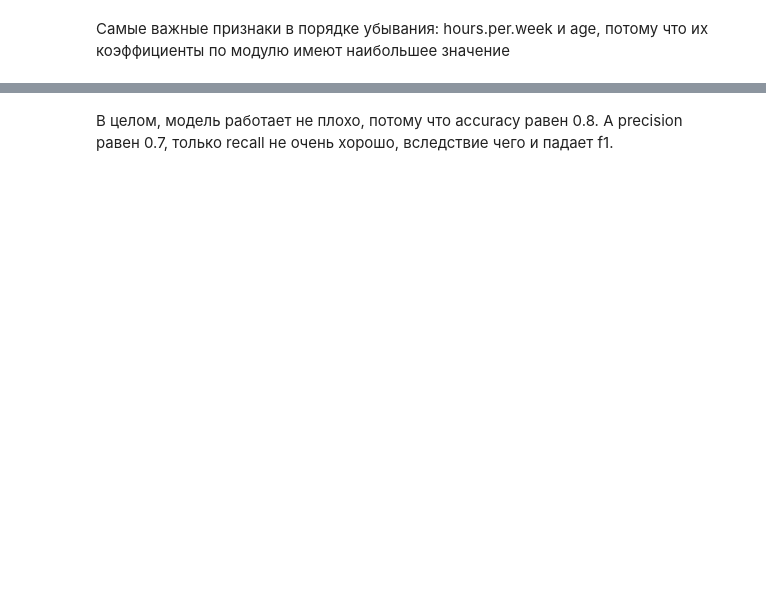
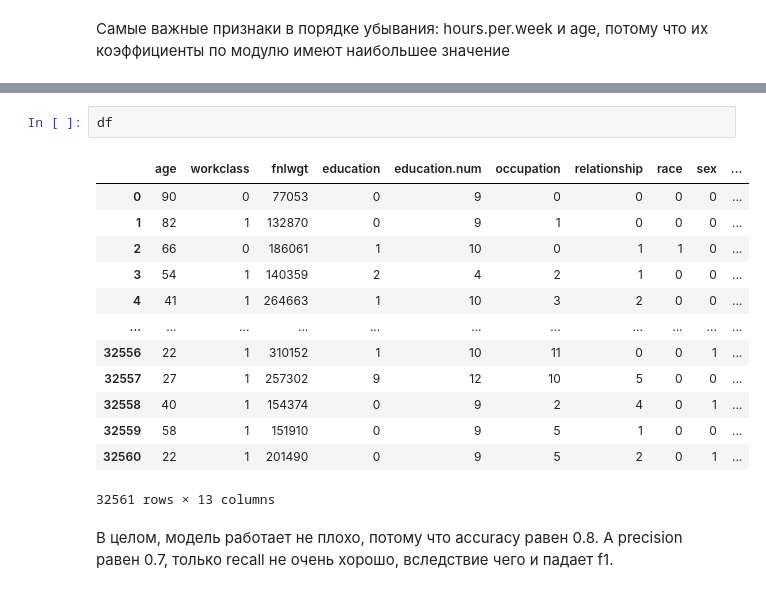
Before and after one commit to Adelaaas/Data_science_basic_22-23_1, a Jupyter notebook: Весенний семестр/home_work_2_log_reg/Домашнее_задание_по_логистической_регрессии.ipynb, the cells around one changed output, grey strips where cells are left out. Cells and saved outputs as stored; diff of their text form; blank space fills up the shorter version.

```diff
--- a/Весенний семестр/home_work_2_log_reg/Домашнее_задание_по_логистической_регрессии.ipynb
+++ b/Весенний семестр/home_work_2_log_reg/Домашнее_задание_по_логистической_регрессии.ipynb
@@ -184,2 +304,18 @@ f1 0.39517625231910947
+# %%
+df
+# %% [output]
+|  | age | workclass | fnlwgt | education | education.num | occupation | relationship | race | sex | ... |
+| 0 | 90 | 0 | 77053 | 0 | 9 | 0 | 0 | 0 | 0 | ... |
+| 1 | 82 | 1 | 132870 | 0 | 9 | 1 | 0 | 0 | 0 | ... |
+| 2 | 66 | 0 | 186061 | 1 | 10 | 0 | 1 | 1 | 0 | ... |
+| 3 | 54 | 1 | 140359 | 2 | 4 | 2 | 1 | 0 | 0 | ... |
+| 4 | 41 | 1 | 264663 | 1 | 10 | 3 | 2 | 0 | 0 | ... |
+| ... | ... | ... | ... | ... | ... | ... | ... | ... | ... | ... |
+| 32556 | 22 | 1 | 310152 | 1 | 10 | 11 | 0 | 0 | 1 | ... |
+| 32557 | 27 | 1 | 257302 | 9 | 12 | 10 | 5 | 0 | 0 | ... |
+| 32558 | 40 | 1 | 154374 | 0 | 9 | 2 | 4 | 0 | 1 | ... |
+| 32559 | 58 | 1 | 151910 | 0 | 9 | 5 | 1 | 0 | 0 | ... |
+| 32560 | 22 | 1 | 201490 | 0 | 9 | 5 | 2 | 0 | 1 | ... |
+32561 rows × 13 columns
 # %% [markdown]
 В целом, модель работает не плохо, потому что accuracy равен 0.8. А precision равен 0.7, только recall не очень хорошо, вследствие чего и падает f1.
```
Also changed, not shown: parts of 34 cells of this notebook.
